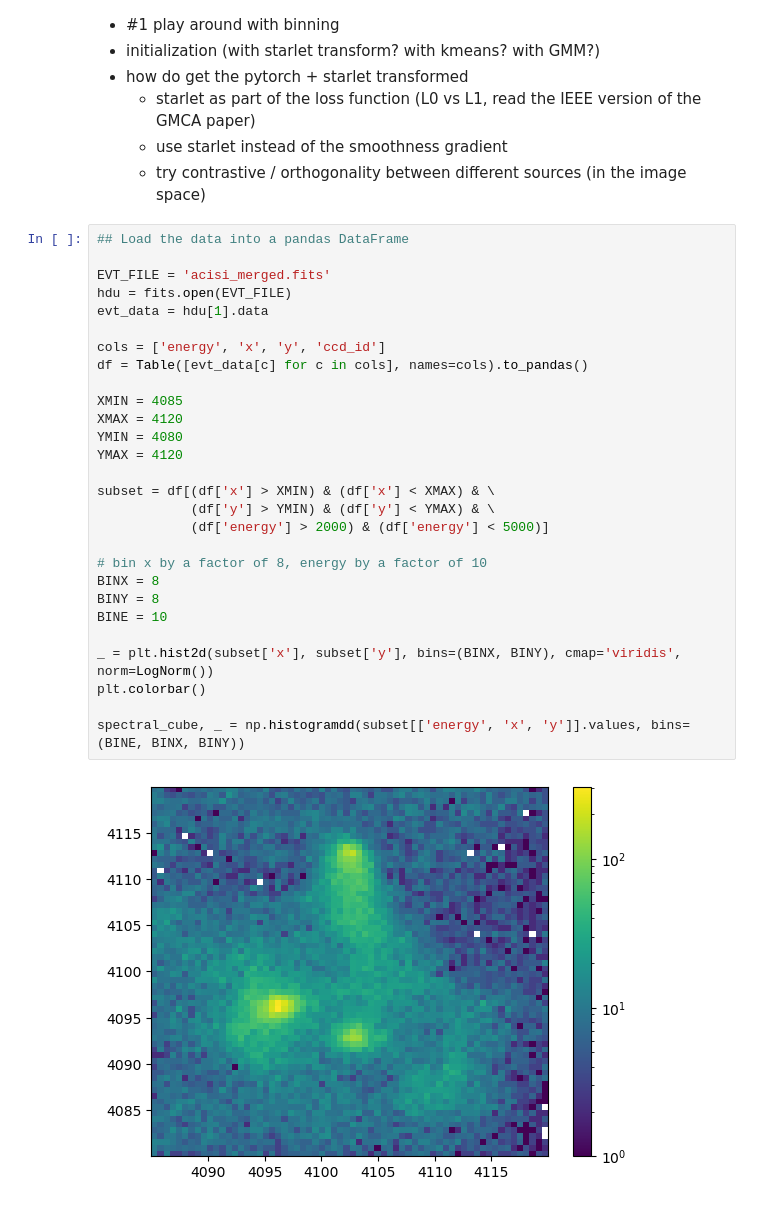
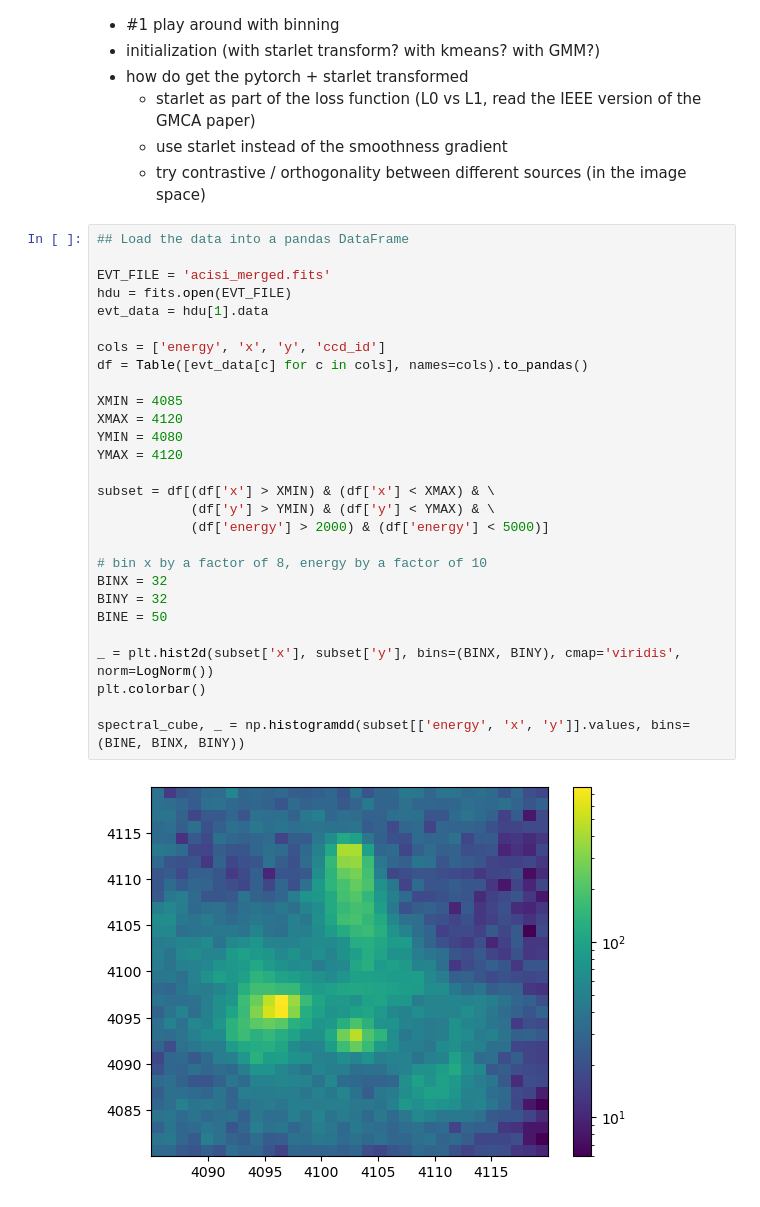
Before and after one commit to star-skelly/dogs_source_separation, a Jupyter notebook: starlet_min.ipynb, the cells around one changed output. Saved outputs shown, nothing was run; the diff lists cells and outputs as text.

```diff
--- a/starlet_min.ipynb
+++ b/starlet_min.ipynb
@@ -28,33 +28,33 @@ Numba imported
 # %%
 ## Load the data into a pandas DataFrame
 
 EVT_FILE = 'acisi_merged.fits'
 hdu = fits.open(EVT_FILE)
 evt_data = hdu[1].data
 
 cols = ['energy', 'x', 'y', 'ccd_id']
 df = Table([evt_data[c] for c in cols], names=cols).to_pandas()
 
 XMIN = 4085
 XMAX = 4120
 YMIN = 4080
 YMAX = 4120
 
 subset = df[(df['x'] > XMIN) & (df['x'] < XMAX) & \
             (df['y'] > YMIN) & (df['y'] < YMAX) & \
             (df['energy'] > 2000) & (df['energy'] < 5000)]
 
 # bin x by a factor of 8, energy by a factor of 10
-BINX = 8
-BINY = 8
-BINE = 10
+BINX = 32
+BINY = 32
+BINE = 50
 
 _ = plt.hist2d(subset['x'], subset['y'], bins=(BINX, BINY), cmap='viridis', norm=LogNorm())
 plt.colorbar()
 
 spectral_cube, _ = np.histogramdd(subset[['energy', 'x', 'y']].values, bins=(BINE, BINX, BINY))
 # %% [output]
-[figure, old version]
+[figure, new version]
 # %%
 
 nouveau_i=spectral_cube #[i1:i2]
```
Also changed, not shown: parts of 7 cells of this notebook, 1 other file.
